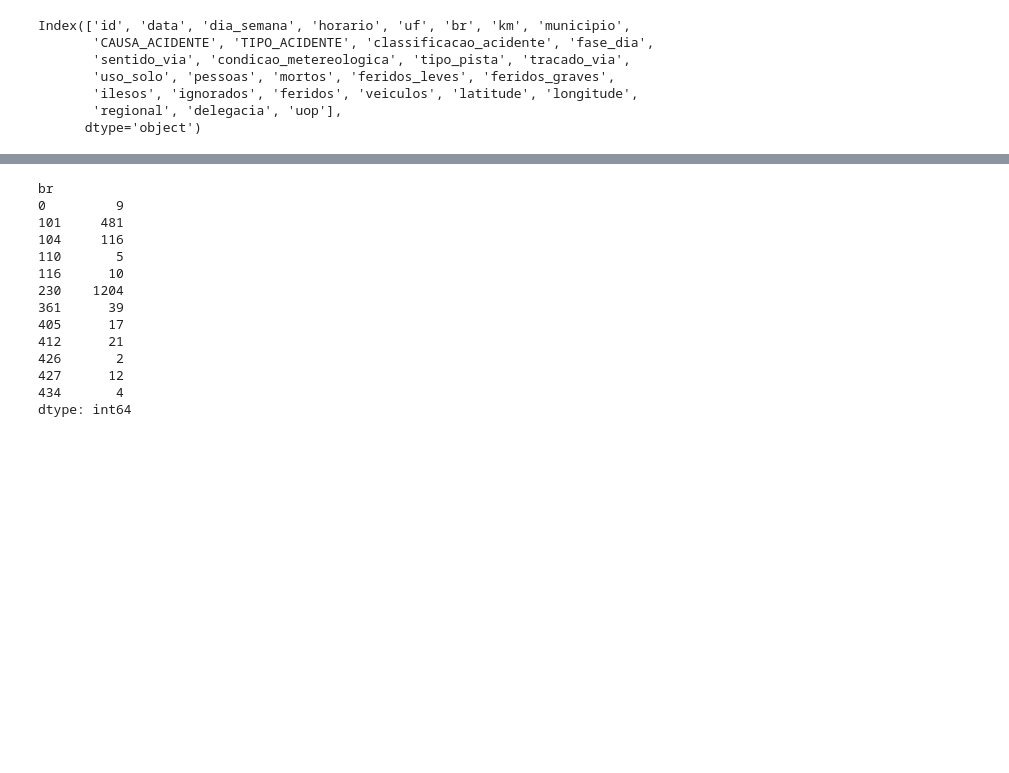
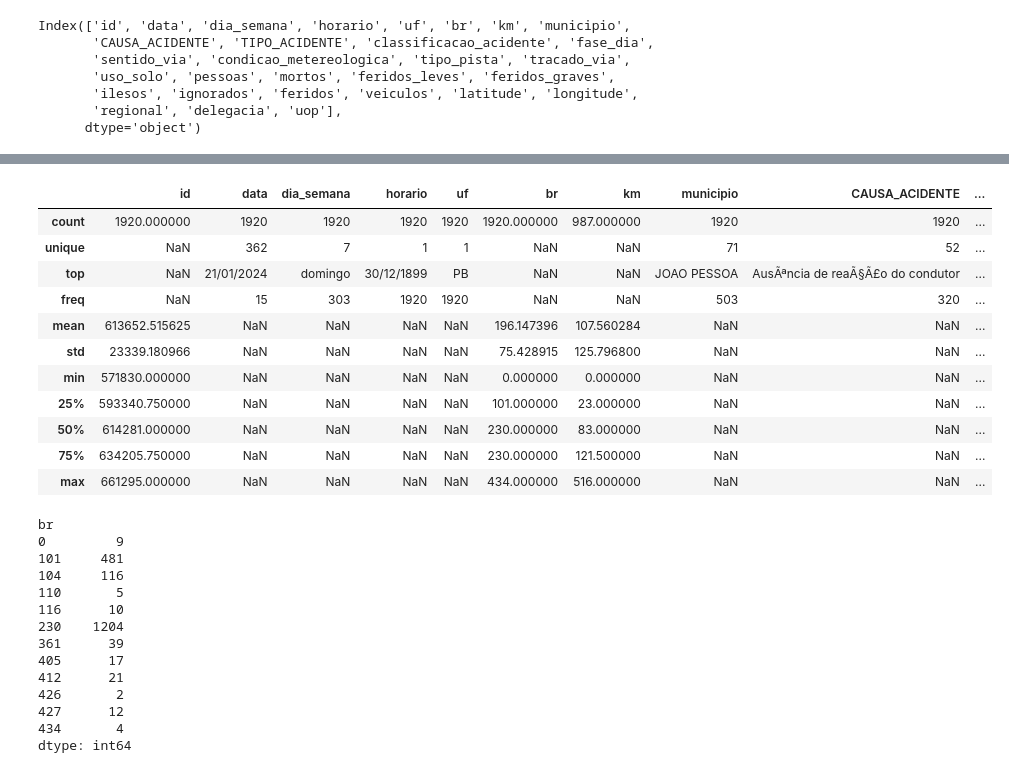
Before and after one commit to WesleyGeilson/Probabilidade-e-Estatistica, a Jupyter notebook: Analise de dados - Prob e estas/main.ipynb, the cells around one changed output, grey strips where cells are left out. Drawn from its saved outputs; the diff is of its cells as text; code cells hidden in the pictures; blank space fills up the shorter version.

```diff
--- a/Analise de dados - Prob e estas/main.ipynb
+++ b/Analise de dados - Prob e estas/main.ipynb
@@ -19,3 +152,19 @@ Index(['id', 'data', 'dia_semana', 'horario', 'uf', 'br', 'km', 'municipio',
+# %%
+pd.options.display.max_columns = 32
+df_original.describe(include='all')
+# %% [output]
+|  | id | data | dia_semana | horario | uf | br | km | municipio | CAUSA_ACIDENTE | ... |
+| count | 1920.000000 | 1920 | 1920 | 1920 | 1920 | 1920.000000 | 987.000000 | 1920 | 1920 | ... |
+| unique | NaN | 362 | 7 | 1 | 1 | NaN | NaN | 71 | 52 | ... |
+| top | NaN | 21/01/2024 | domingo | 30/12/1899 | PB | NaN | NaN | JOAO PESSOA | AusÃªncia de reaÃ§Ã£o do condutor | ... |
+| freq | NaN | 15 | 303 | 1920 | 1920 | NaN | NaN | 503 | 320 | ... |
+| mean | 613652.515625 | NaN | NaN | NaN | NaN | 196.147396 | 107.560284 | NaN | NaN | ... |
+| std | 23339.180966 | NaN | NaN | NaN | NaN | 75.428915 | 125.796800 | NaN | NaN | ... |
+| min | 571830.000000 | NaN | NaN | NaN | NaN | 0.000000 | 0.000000 | NaN | NaN | ... |
+| 25% | 593340.750000 | NaN | NaN | NaN | NaN | 101.000000 | 23.000000 | NaN | NaN | ... |
+| 50% | 614281.000000 | NaN | NaN | NaN | NaN | 230.000000 | 83.000000 | NaN | NaN | ... |
+| 75% | 634205.750000 | NaN | NaN | NaN | NaN | 230.000000 | 121.500000 | NaN | NaN | ... |
+| max | 661295.000000 | NaN | NaN | NaN | NaN | 434.000000 | 516.000000 | NaN | NaN | ... |
 # %%
 def filtrar_por_br(df, nome_br):
     """
```
Also changed, not shown: parts of 9 cells of this notebook.
